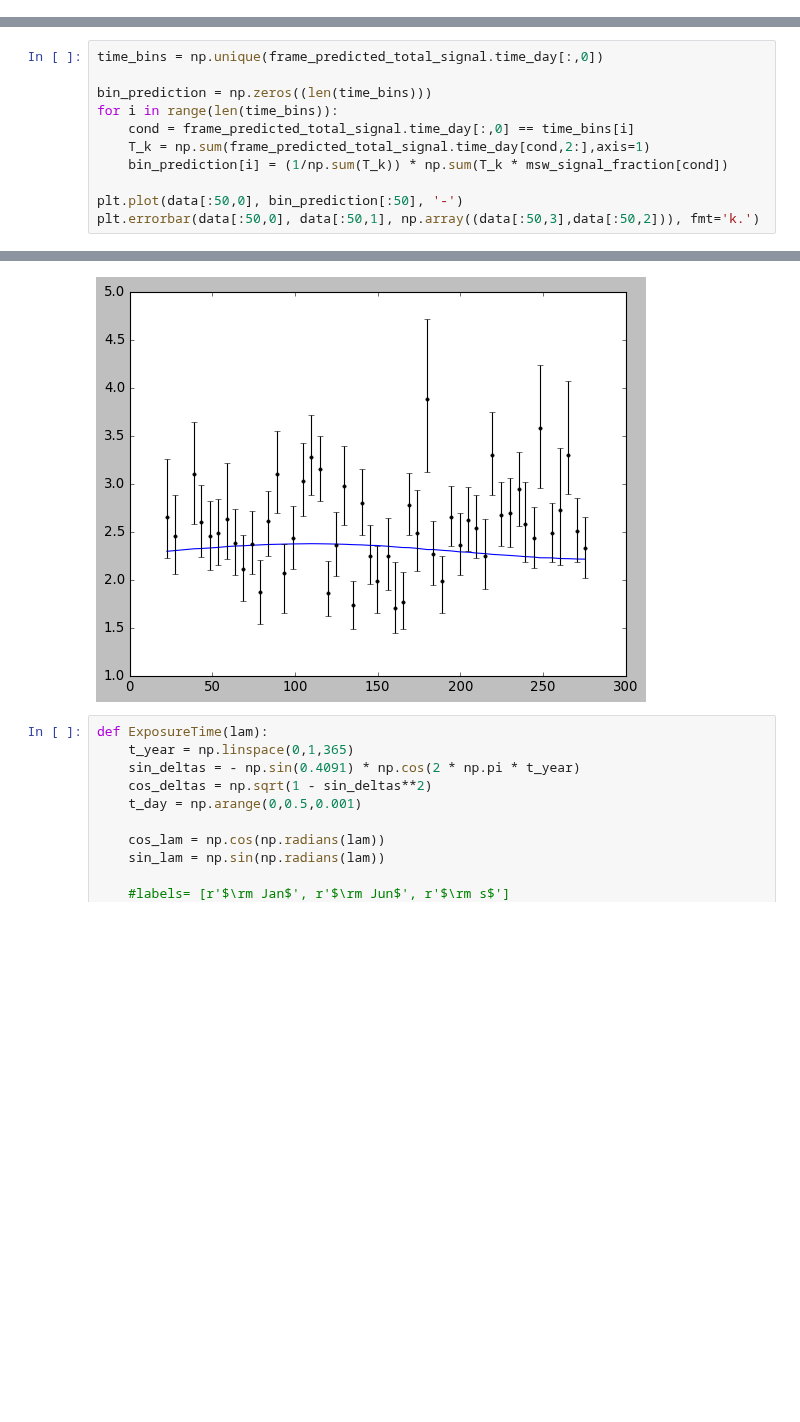
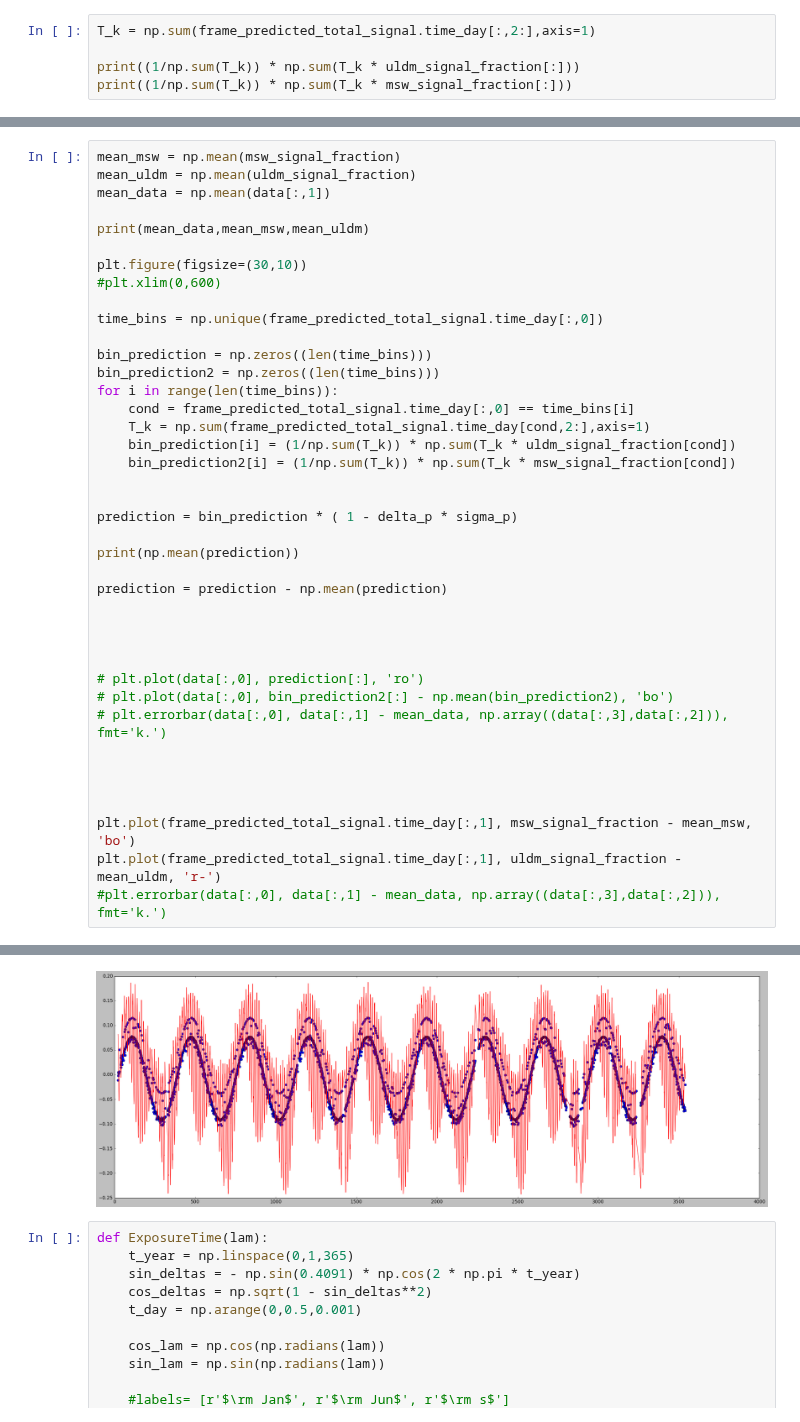
Before and after one commit to SaeedAnsarifard/NeuMod, a Jupyter notebook: Tutorial_ULDM.ipynb, the cells around one changed output, grey strips where cells are left out. Drawn from its saved outputs; the diff is of its cells as text; blank space fills up the shorter version.

```diff
--- a/Tutorial_ULDM.ipynb
+++ b/Tutorial_ULDM.ipynb
@@ -34,0 +56,5 @@ msw_signal_fraction = frame_predicted_total_signal.__getitem__(param)
+# %%
+T_k = np.sum(frame_predicted_total_signal.time_day[:,2:],axis=1)
+
+print((1/np.sum(T_k)) * np.sum(T_k * uldm_signal_fraction[:]))
+print((1/np.sum(T_k)) * np.sum(T_k * msw_signal_fraction[:]))
@@ -35,12 +100,41 @@ msw_signal_fraction = frame_predicted_total_signal.__getitem__(param)
 # %%
+mean_msw = np.mean(msw_signal_fraction)
+mean_uldm = np.mean(uldm_signal_fraction)
+mean_data = np.mean(data[:,1])
+
+print(mean_data,mean_msw,mean_uldm)
+
+plt.figure(figsize=(30,10))
+#plt.xlim(0,600)
+
 time_bins = np.unique(frame_predicted_total_signal.time_day[:,0])
 
 bin_prediction = np.zeros((len(time_bins)))
+bin_prediction2 = np.zeros((len(time_bins)))
 for i in range(len(time_bins)):
     cond = frame_predicted_total_signal.time_day[:,0] == time_bins[i]
     T_k = np.sum(frame_predicted_total_signal.time_day[cond,2:],axis=1)
-    bin_prediction[i] = (1/np.sum(T_k)) * np.sum(T_k * msw_signal_fraction[cond])
+    bin_prediction[i] = (1/np.sum(T_k)) * np.sum(T_k * uldm_signal_fraction[cond])
+    bin_prediction2[i] = (1/np.sum(T_k)) * np.sum(T_k * msw_signal_fraction[cond])
 
-plt.plot(data[:50,0], bin_prediction[:50], '-')
-plt.errorbar(data[:50,0], data[:50,1], np.array((data[:50,3],data[:50,2])), fmt='k.')
+
+prediction = bin_prediction * ( 1 - delta_p * sigma_p)
+
+print(np.mean(prediction))
+
+prediction = prediction - np.mean(prediction)
+
+
+
+
+# plt.plot(data[:,0], prediction[:], 'ro')
+# plt.plot(data[:,0], bin_prediction2[:] - np.mean(bin_prediction2), 'bo')
+# plt.errorbar(data[:,0], data[:,1] - mean_data, np.array((data[:,3],data[:,2])), fmt='k.')
+
+
+
+
+plt.plot(frame_predicted_total_signal.time_day[:,1], msw_signal_fraction - mean_msw, 'bo')
+plt.plot(frame_predicted_total_signal.time_day[:,1], uldm_signal_fraction - mean_uldm, 'r-')
+#plt.errorbar(data[:,0], data[:,1] - mean_data, np.array((data[:,3],data[:,2])), fmt='k.')
 # %% [output]
@@ -48,4 +144,4 @@ plt.errorbar(data[:50,0], data[:50,1], np.array((data[:50,3],data[:50,2])), fmt=
-[figure, old version]
+[figure, new version]
 # %%
 def ExposureTime(lam):
     t_year = np.linspace(0,1,365)
```
Also changed, not shown: parts of 10 cells of this notebook, 26 other files.
